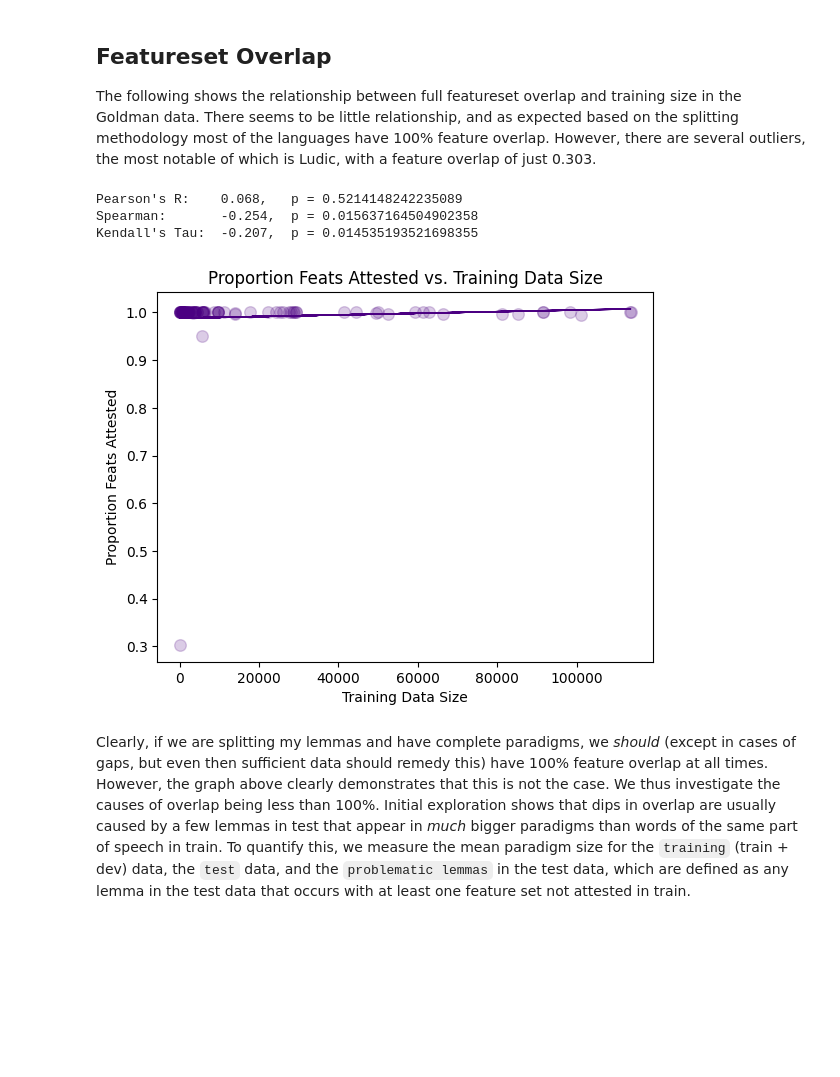
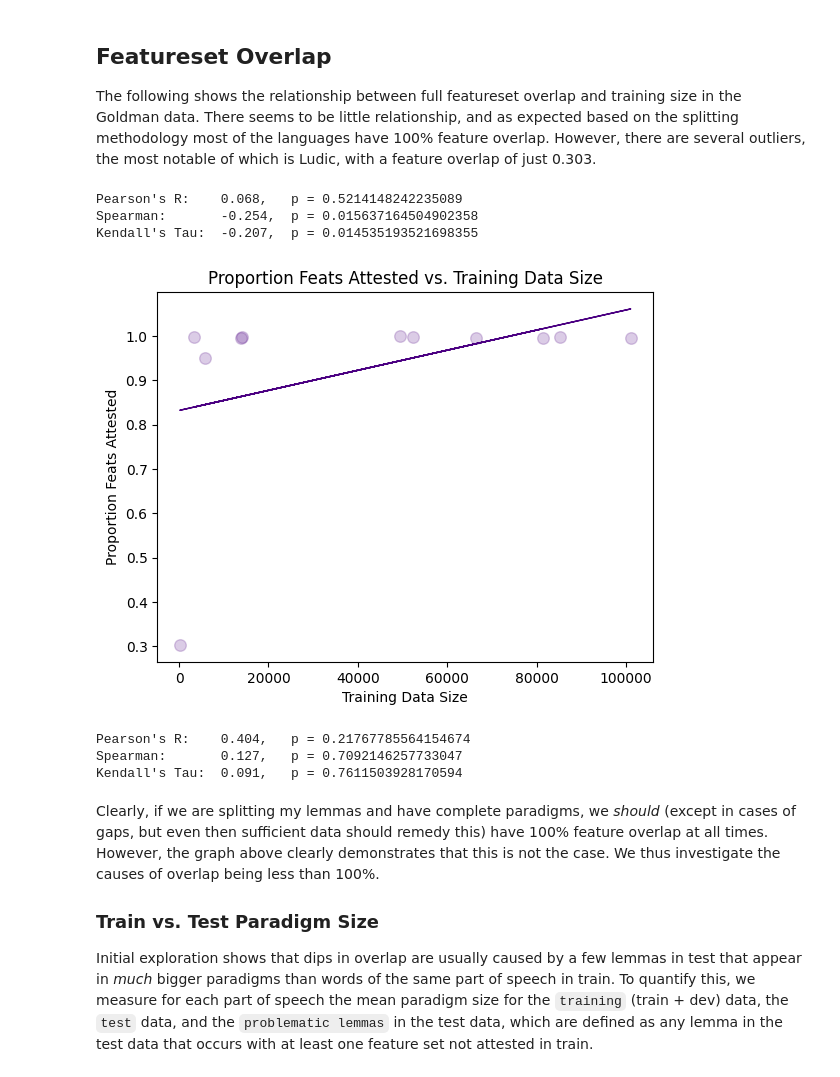
Before and after one commit to paynesa/qp2, a Jupyter notebook: code/exploration_plotting.ipynb, the cells around one changed output. Drawn from its saved outputs; the diff is of its cells as text; code cells hidden in the pictures; blank space fills up the shorter version.

```diff
--- a/code/exploration_plotting.ipynb
+++ b/code/exploration_plotting.ipynb
@@ -12,15 +12,18 @@ from data_exploration import *
 
 The following code explores the data splits of Goldman et al. (2022), looking at relationships between feature set overlap, training size, and other properties.
 # %%
-def plot_stats(x, y, xlab, ylab, savefig=None):
+def plot_stats(x, y, xlab, ylab, savefig=None, less=False):
     """Helper function to make the plots aesthetic and run stats"""
 
     # Convert the input to arrays so we can get a line of best fit
+    if less:
+        x, y = overlap_less(x, y)
     x = np.asarray(x)
     y = np.asarray(y)
     a, b = np.polyfit(x, y, 1)
 
     # Plot the points and the line of best fit
+    plt.clf()
     plt.scatter(x, y, color="indigo", alpha=0.2, s=70)
     plt.plot(x, a*x+b, linestyle="-", color="indigo", linewidth=1)
     plt.xlabel(xlab)
@@ -58,17 +61,36 @@ However, there are several outliers, the most notable of which is Ludic, with a
 # %%
 PATH_TO_DATA = "LemmaSplitting/LemmaSplitData"
 
+# Get the feature overlap and train sizes
 trn_sz, overlap, languages = run_correlation(PATH_TO_DATA, train_size, feature_overlap)
-plot_stats(trn_sz, overlap, "Training Data Size", "Proportion Feats Attested", savefig="../writeup/figs/feats_attested.png")
+
+# Plot all
+plot_stats(trn_sz,
+           overlap,
+           "Training Data Size",
+           "Proportion Feats Attested",
+           savefig="../writeup/figs/feats_attested.png")
+
+# Plot just those that have overlap < 100%
+plot_stats(trn_sz,
+           overlap,
+           "Training Data Size",
+           "Proportion Feats Attested",
+           less=True)
 # %% [output]
 Pearson's R:    0.068,   p = 0.5214148242235089
 Spearman:       -0.254,  p = 0.015637164504902358
 Kendall's Tau:  -0.207,  p = 0.014535193521698355
-[figure, old version]
+[figure, new version]
+Pearson's R:    0.404,   p = 0.21767785564154674
+Spearman:       0.127,   p = 0.7092146257733047
+Kendall's Tau:  0.091,   p = 0.7611503928170594
 # %% [markdown]
 Clearly, if we are splitting my lemmas and have complete paradigms, we _should_ (except in cases of gaps, but even then sufficient data should remedy this) have 100% feature overlap at all times.
 However, the graph above clearly demonstrates that this is not the case.
 We thus investigate the causes of overlap being less than 100%.
+
+### Train vs. Test Paradigm Size
 Initial exploration shows that dips in overlap are usually caused by a few lemmas in test that appear in _much_ bigger paradigms than words of the same part of speech in train.
-To quantify this, we measure the mean paradigm size for the `training` (train + dev) data, the `test` data, and the `problematic lemmas` in the test data, which are defined as any lemma in the test data that occurs with at least one feature set not attested in train.
+To quantify this, we measure for each part of speech the mean paradigm size for the `training` (train + dev) data, the `test` data, and the `problematic lemmas` in the test data, which are defined as any lemma in the test data that occurs with at least one feature set not attested in train.
 # %%
```
Also changed, not shown: parts of 16 cells of this notebook, 4 other files.
